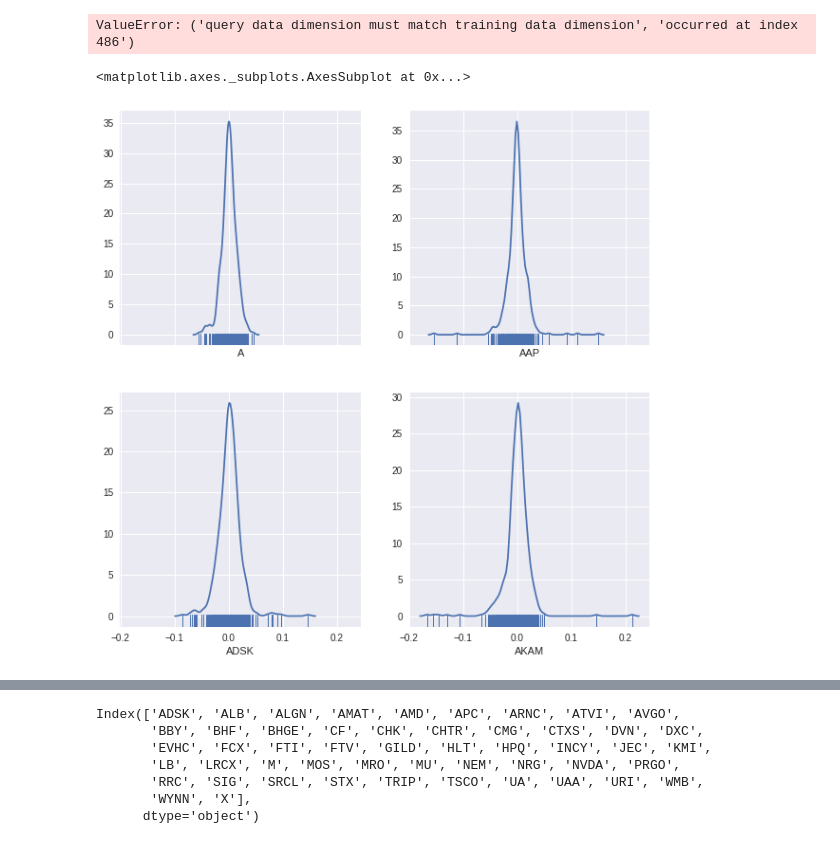
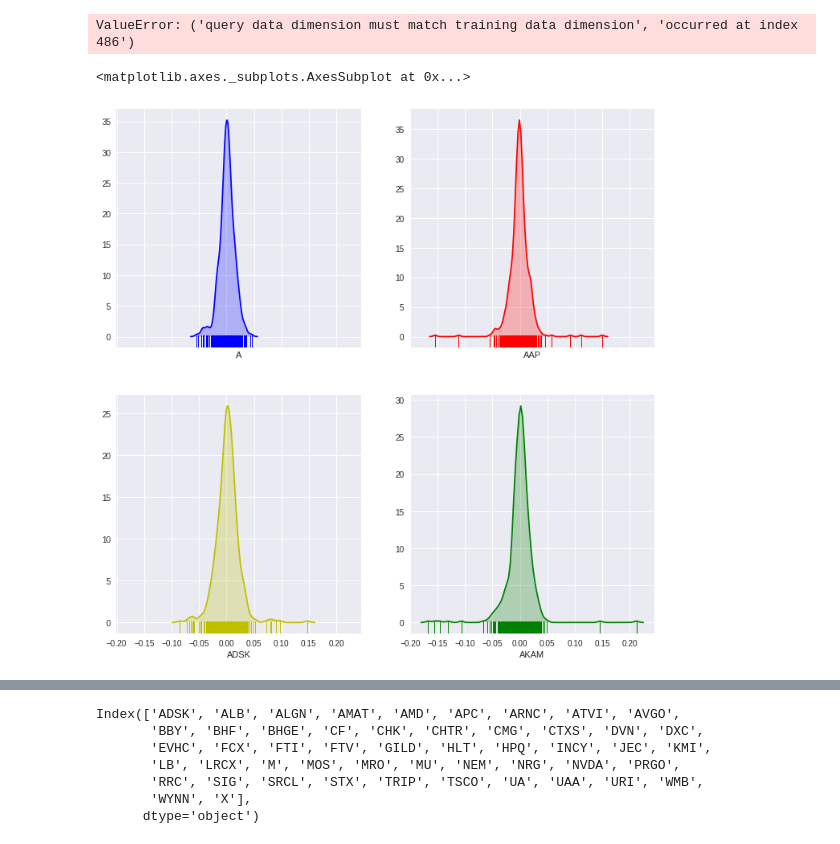
Before and after one commit to kevin0201/Isolation_Actifs, a Jupyter notebook: financial_data.ipynb, the cells around one changed output, grey strips where cells are left out. Saved outputs shown, nothing was run; the diff lists cells and outputs as text; code cells hidden in the pictures.

```diff
--- a/financial_data.ipynb
+++ b/financial_data.ipynb
@@ -202,20 +202,20 @@ plt.xlabel("valeurs de rendements",size=20)#np.linspace(-5, 10, 504)[:, np.newax
 # %%
 import seaborn as sns
 
 # Set up the matplotlib figure
-f, axes = plt.subplots(2, 2, figsize=(10, 10), sharex=True)
+f, axes = plt.subplots(2, 2, figsize=(12, 12), sharex=True)
 sns.despine(left=True)
 
-sns.distplot(df_rendements.A, hist=False, rug=True,kde=True,  ax=axes[0, 0])
+sns.distplot(df_rendements.A, hist=False, rug=True,kde=True, color="b", kde_kws={"shade": True}, ax=axes[0, 0])
 
-sns.distplot(df_rendements.AAP, hist=False, rug=True,kde=True,  ax=axes[0, 1])
+sns.distplot(df_rendements.AAP, hist=False, rug=True,kde=True,color="r", kde_kws={"shade": True}, ax=axes[0, 1])
 
-sns.distplot(df_rendements.ADSK, hist=False, rug=True,kde=True,  ax=axes[1, 0])
+sns.distplot(df_rendements.ADSK, hist=False, rug=True,kde=True, color="y", kde_kws={"shade": True},  ax=axes[1, 0])
 
-sns.distplot(df_rendements.AKAM, hist=False, rug=True,kde=True,  ax=axes[1, 1])
+sns.distplot(df_rendements.AKAM, hist=False, rug=True,kde=True,color="g", kde_kws={"shade": True},  ax=axes[1, 1])
 # %% [output]
 <matplotlib.axes._subplots.AxesSubplot at 0x...>
-[figure, old version]
+[figure, new version]
 # %%
 # df_2 est de dataframe qui contient les données dont on doit détecter les anomalies
 # Applications de l'isolation forest sur les données de rendements ou de volatilités
```
Also changed, not shown: parts of 4 cells of this notebook.
